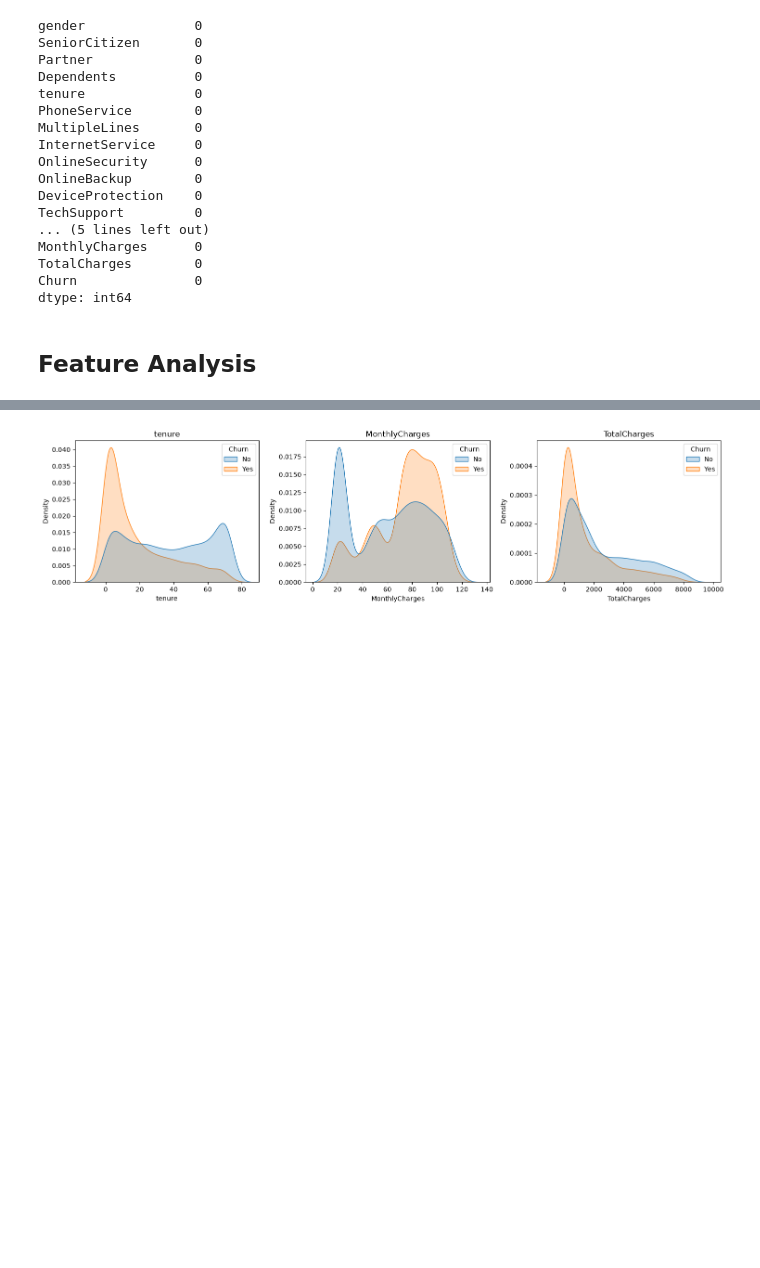
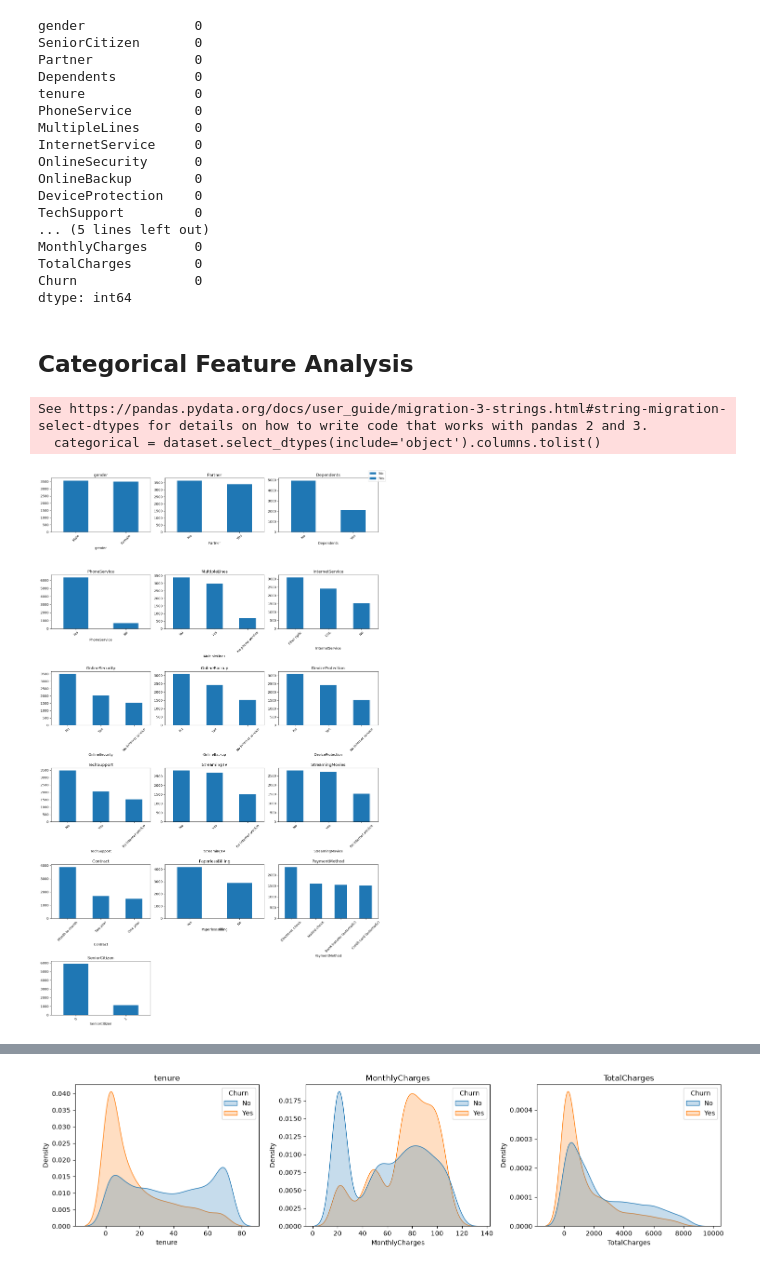
Before and after one commit to andrsma/Telco-Churn, a Jupyter notebook: notebooks/AI_Project_Beginner_Level.ipynb, the cells around one changed output, grey strips where cells are left out. Drawn from its saved outputs; the diff is of its cells as text; code cells hidden in the pictures; blank space fills up the shorter version.

```diff
--- a/notebooks/AI_Project_Beginner_Level.ipynb
+++ b/notebooks/AI_Project_Beginner_Level.ipynb
@@ -177,5 +177,42 @@ TotalCharges        0
 Churn               0
 dtype: int64
 # %% [markdown]
-## Feature Analysis
+## Categorical Feature Analysis
+# %%
+#Independent features analysis
+import matplotlib.pyplot as plt
+import seaborn as sns
+import math
+
+categorical = dataset.select_dtypes(include='object').columns.tolist()
+categorical = [col for col in categorical if col != 'Churn']
+categorical = categorical + ['SeniorCitizen']
+
+
+
+numerical = dataset.select_dtypes(include="number").columns.tolist()
+numerical = [col for col in numerical if col != 'SeniorCitizen']
+
+def plot_categorical(data, cols, cols_per_row=3):
+    rows = math.ceil(len(cols) / cols_per_row)
+    fig, axes = plt.subplots(rows, cols_per_row, figsize=(5 * cols_per_row, 4 * rows))
+    axes = axes.flatten()
+
+    for ax, col in zip(axes, cols):
+        data[col].value_counts().plot(kind="bar", stacked=True, ax=ax, legend=False)
+        ax.set_title(col)
+        ax.tick_params(axis="x", rotation=45)
+
+    for ax in axes[len(cols):]:
+        ax.axis("off")
+
+    fig.legend(["No", "Yes"], loc="upper right")
+    plt.tight_layout()
+    plt.show()
+
+plot_categorical(dataset, categorical)
+# %% [output]
+See https://pandas.pydata.org/docs/user_guide/migration-3-strings.html#string-migration-select-dtypes for details on how to write code that works with pandas 2 and 3.
+  categorical = dataset.select_dtypes(include='object').columns.tolist()
+[figure, added]
 # %%
```
Also changed, not shown: parts of 25 cells of this notebook.
